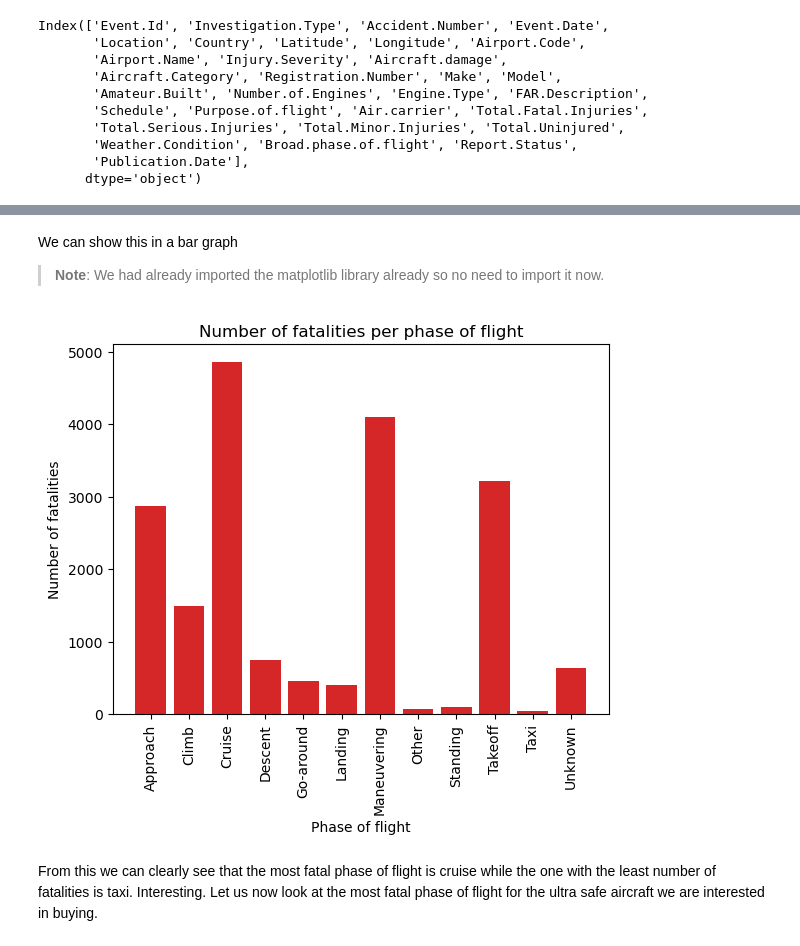
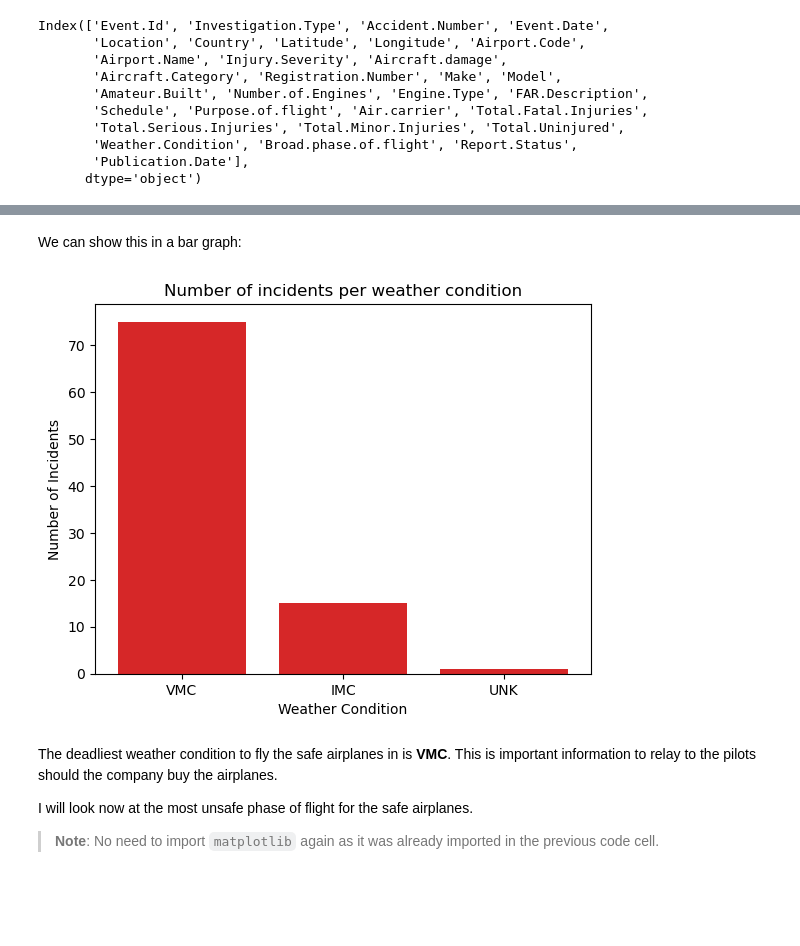
Before and after one commit to Ngundo-Muithya/Phase-1-Project, a Jupyter notebook: Notebook.ipynb, the cells around one changed output, grey strips where cells are left out. Cells and saved outputs as stored; diff of their text form; code cells hidden in the pictures; blank space fills up the shorter version.

```diff
--- a/Notebook.ipynb
+++ b/Notebook.ipynb
@@ -104,0 +120,3 @@ I will move on to my main columns and examine their null values:
+# %%
+airplane_dataset = aviation_df.loc[aviation_df['Aircraft.Category'] == 'Airplane']
+airplane_dataset
@@ -143,4 +174,4 @@ I will create a subset from the main dataframe that will contain the main column
 # %%
-main_subset_df = aviation_df[main_columns].dropna()
-main_subset_df.info()
+main_subset_df = main_dataset.dropna()
+main_subset_df
 # %% [output]
@@ -213,7 +232,7 @@ Let us now look at the aircraft that have no accidents
 > **Note**: As shown before, incidents tend to be less severe than accidents therefore I will tolerate aircraft with a high number of incidents but **NO** accidents.
 # %%
-zero_accident_series = investigation_table.loc[investigation_table['Accident'] == 0].sort_values(by='Incident', ascending=False)
-zero_accident_series
+safe_airplanes = investigation_table.loc[investigation_table['Accident'] == 0].sort_values(by='Incident', ascending=False)
+safe_airplanes
 # %% [output]
 | Investigation.Type | Accident | Incident |
 | Registration.Number |  |  |
@@ -272,0 +259,4 @@ super_safe_aircraft_df
+# %%
+safe_airplanes_trimmed_df = main_subset_df.loc[main_subset_df['Registration.Number'].isin(safe_airplanes.index)]
+safe_airplanes_full_df = aviation_df.loc[aviation_df['Registration.Number'].isin(safe_airplanes.index)]
+safe_airplanes_trimmed_df
@@ -383,20 +411,33 @@ Name: Total.Fatal.Injuries, dtype: float64
 # %% [markdown]
-We can show this in a bar graph
-
-> **Note**: We had already imported the matplotlib library already so no need to import it now.
+We can show this in a bar graph:
 # %%
-fig, ax = plt.subplots()
+import matplotlib.pyplot as plt
 
-ax.bar(fatalities_per_phase_of_flight.index, fatalities_per_phase_of_flight.values, color='tab:red')
+unsafe_weather_conditions = safe_airplanes_trimmed_df['Weather.Condition'].value_counts()
 
-ax.set_ylabel('Number of fatalities')
-ax.set_xlabel('Phase of flight')
-plt.xticks(rotation=90) # This sets the phase names in a vertical orientation
-ax.set_title('Number of fatalities per phase of flight')
+# Since I will be plotting a lot I will create a function for plotting
+def plot(dataframe, x_label, y_label, title, x_ticks_rotation):
 
-plt.show()
+    fig, ax = plt.subplots()
+
+    ax.bar(dataframe.index, dataframe.values, color='tab:red')
+
+    if x_ticks_rotation:
+        plt.xticks(rotation=90)
+
+    ax.set_xlabel(x_label)
+    ax.set_ylabel(y_label)
+    ax.set_title(title)
+
+    return plt.show()
+
+plot(unsafe_weather_conditions, "Weather Condition", "Number of Incidents", "Number of incidents per weather condition", False)
 # %% [output]
-[figure, old version]
+[figure, new version]
 # %% [markdown]
-From this we can clearly see that the most fatal phase of flight is cruise while the one with the least number of fatalities is taxi. Interesting. Let us now look at the most fatal phase of flight for the ultra safe aircraft we are interested in buying.
+The deadliest weather condition to fly the safe airplanes in is **VMC**. This is important information to relay to the pilots should the company buy the airplanes.
+
+I will look now at the most unsafe phase of flight for the safe airplanes.
+
+> **Note**: No need to import `matplotlib` again as it was already imported in the previous code cell.
 # %%
```
Also changed, not shown: parts of 59 cells of this notebook, 7 other files.
